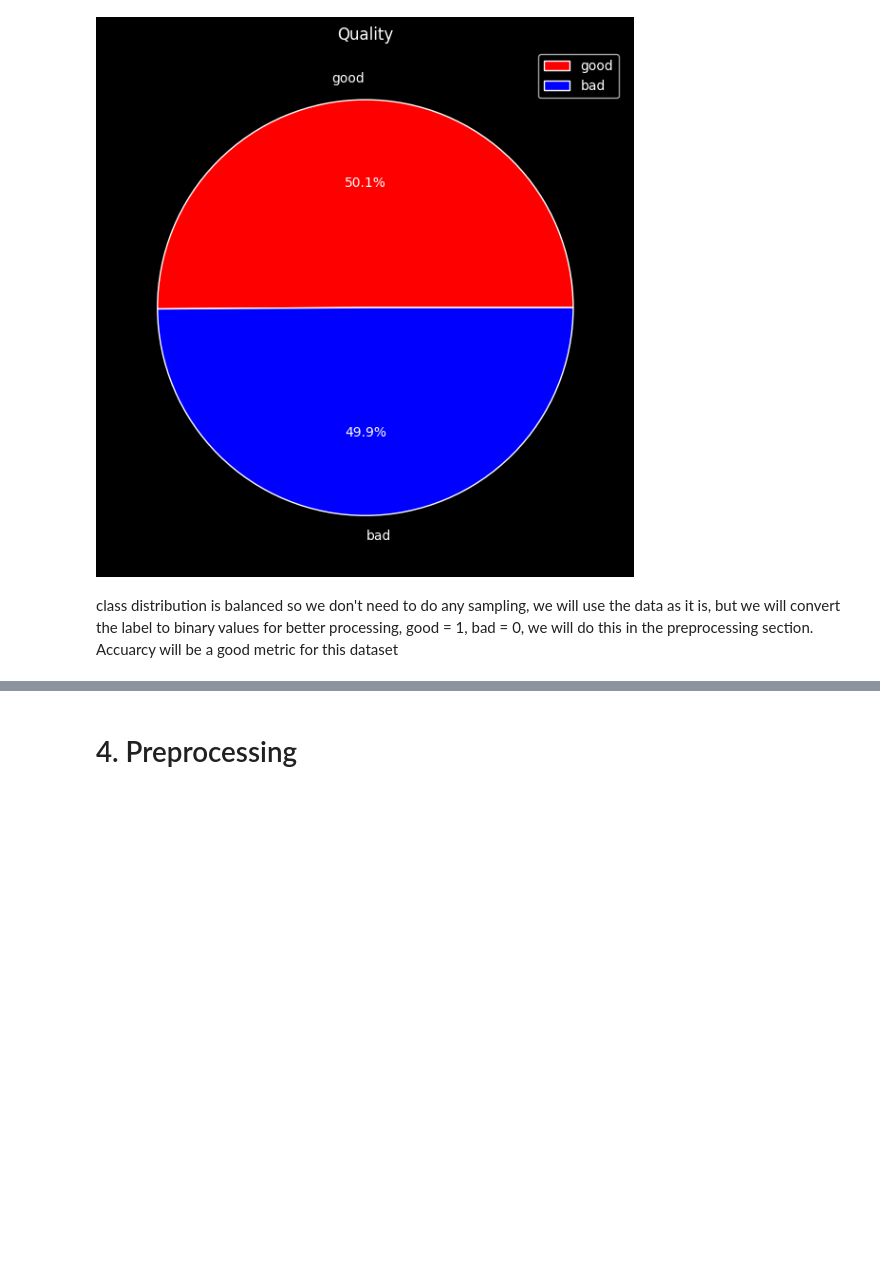
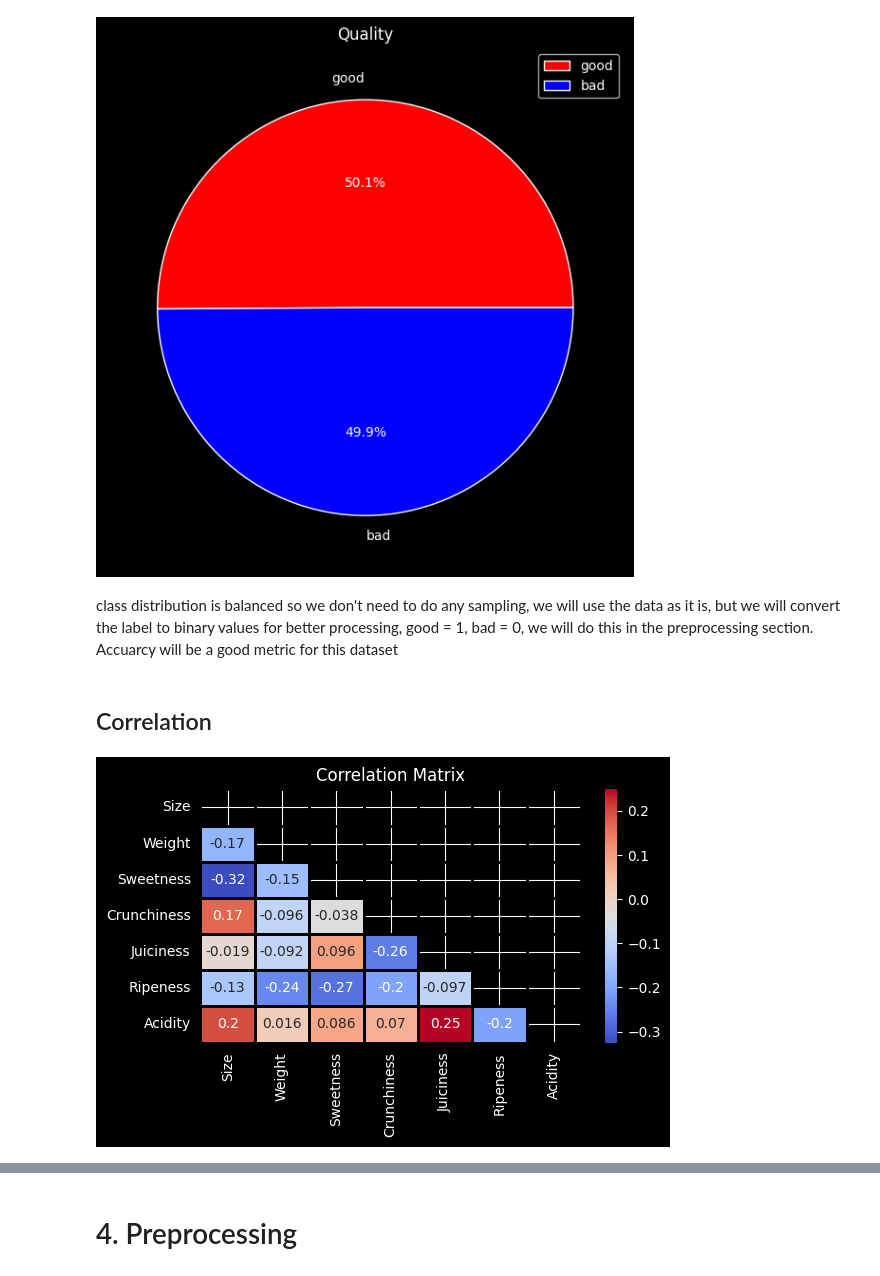
Before and after one commit to faris771/Apple_Quality_Classifier, a Jupyter notebook: main.ipynb, the cells around one changed output, grey strips where cells are left out. Saved outputs shown, nothing was run; the diff lists cells and outputs as text; code cells hidden in the pictures; blank space fills up the shorter version.

```diff
--- a/main.ipynb
+++ b/main.ipynb
@@ -305,3 +304,18 @@ Name: count, dtype: int64
 [figure]
 # %% [markdown]
 class distribution is balanced so we don't need to do any sampling, we will use the data as it is, but we will convert the label to binary values for better processing, good = 1, bad = 0, we will do this in the preprocessing section. Accuarcy will be a good metric for this dataset
+# %% [markdown]
+## Correlation
+# %%
+# The correlation matrix is a table showing correlation coefficients between variables. 1 means positive correlation, -1 means negative correlation, 0 means no correlation
+cols = df.columns[:-1]
+correlation_matrix = df[cols].corr()
+mask = np.triu(np.ones_like(correlation_matrix, dtype=bool))  # mask to hide the upper triangle of the matrix
+plt.figure(figsize=(6, 4))
+sns.heatmap(correlation_matrix, mask=mask, annot=True, cmap='coolwarm', linewidths=1, linecolor='black') # annot = True to show the values inside the cells
+
+plt.title('Correlation Matrix')
+plt.tight_layout()
+plt.show()
+# %% [output]
+[figure, added]
```
Also changed, not shown: parts of 5 cells of this notebook.
